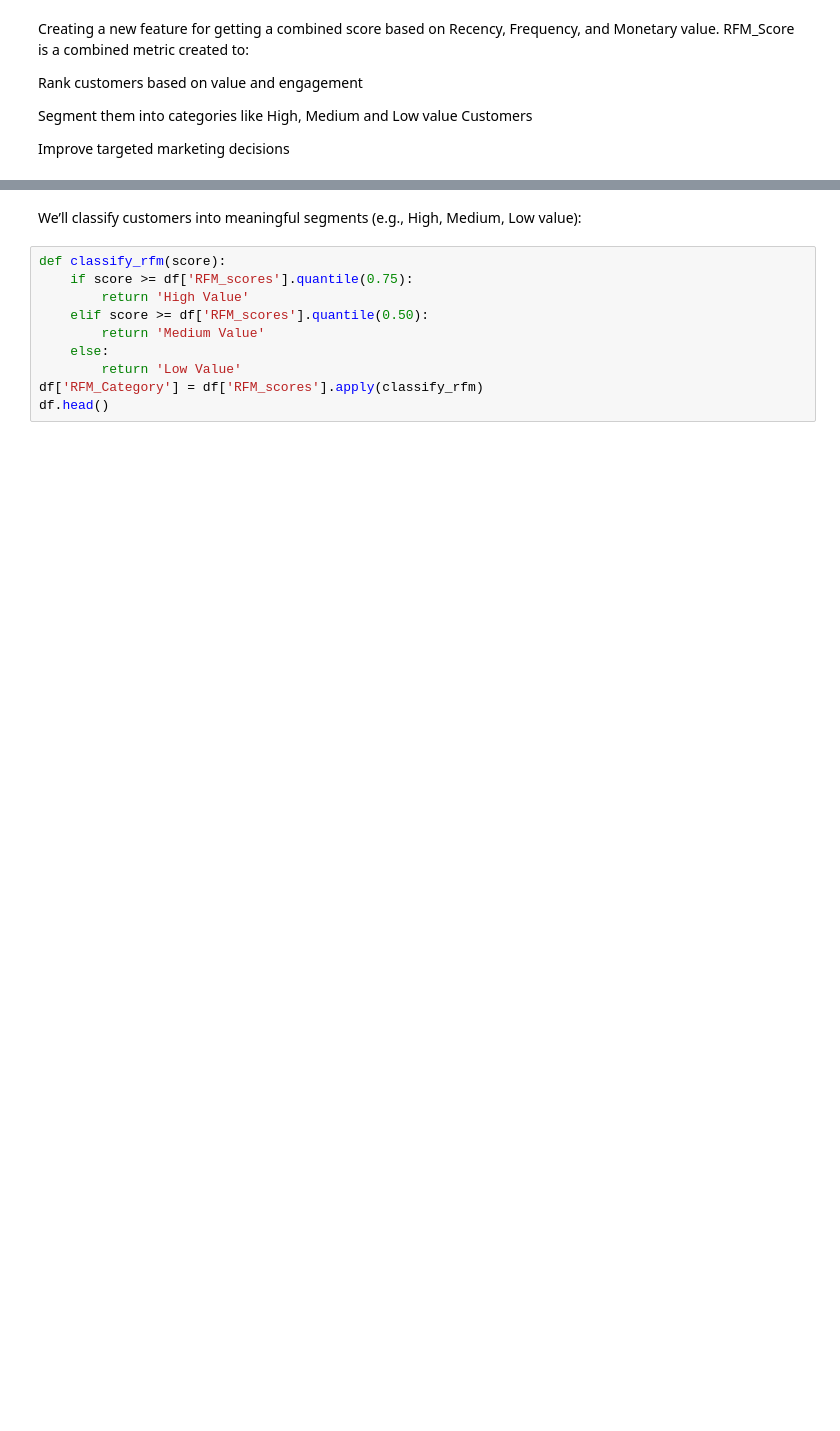
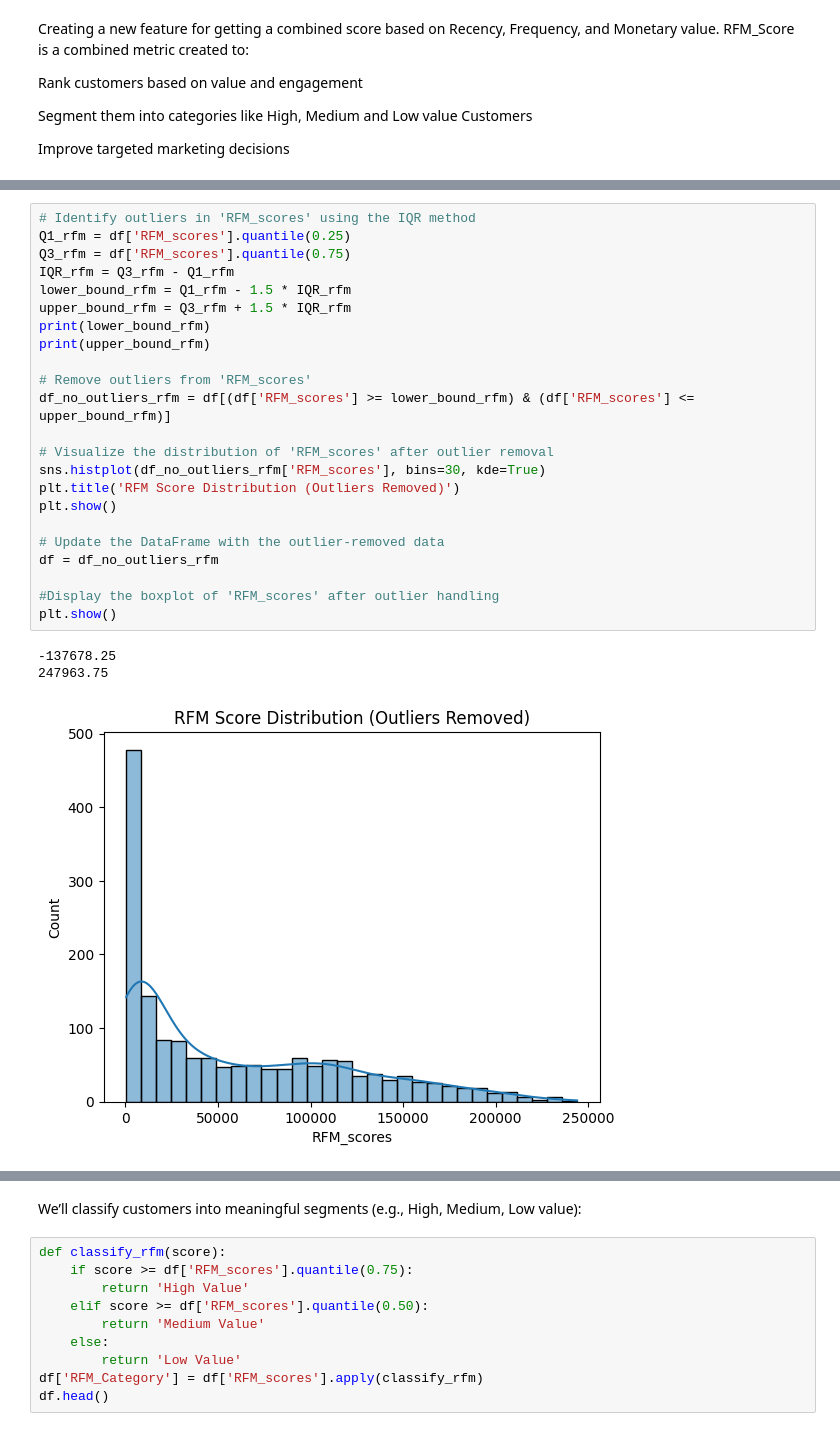
Before and after one commit to gowthamav007/sample-customer-analysis, a Jupyter notebook: Customer_Analysis.ipynb, the cells around one changed output, grey strips where cells are left out. Saved outputs shown, nothing was run; the diff lists cells and outputs as text; blank space fills up the shorter version.

```diff
--- a/Customer_Analysis.ipynb
+++ b/Customer_Analysis.ipynb
@@ -343,3 +355,30 @@ df.head()
+# %%
+# Identify outliers in 'RFM_scores' using the IQR method
+Q1_rfm = df['RFM_scores'].quantile(0.25)
+Q3_rfm = df['RFM_scores'].quantile(0.75)
+IQR_rfm = Q3_rfm - Q1_rfm
+lower_bound_rfm = Q1_rfm - 1.5 * IQR_rfm
+upper_bound_rfm = Q3_rfm + 1.5 * IQR_rfm
+print(lower_bound_rfm)
+print(upper_bound_rfm)
+
+# Remove outliers from 'RFM_scores'
+df_no_outliers_rfm = df[(df['RFM_scores'] >= lower_bound_rfm) & (df['RFM_scores'] <= upper_bound_rfm)]
+
+# Visualize the distribution of 'RFM_scores' after outlier removal
+sns.histplot(df_no_outliers_rfm['RFM_scores'], bins=30, kde=True)
+plt.title('RFM Score Distribution (Outliers Removed)')
+plt.show()
+
+# Update the DataFrame with the outlier-removed data
+df = df_no_outliers_rfm
+
+#Display the boxplot of 'RFM_scores' after outlier handling
+plt.show()
+# %% [output]
+-137678.25
+247963.75
+[figure, added]
 # %%
 df['RFM_scores'].describe()
 # %% [output]
```
Also changed, not shown: parts of 7 cells of this notebook.
